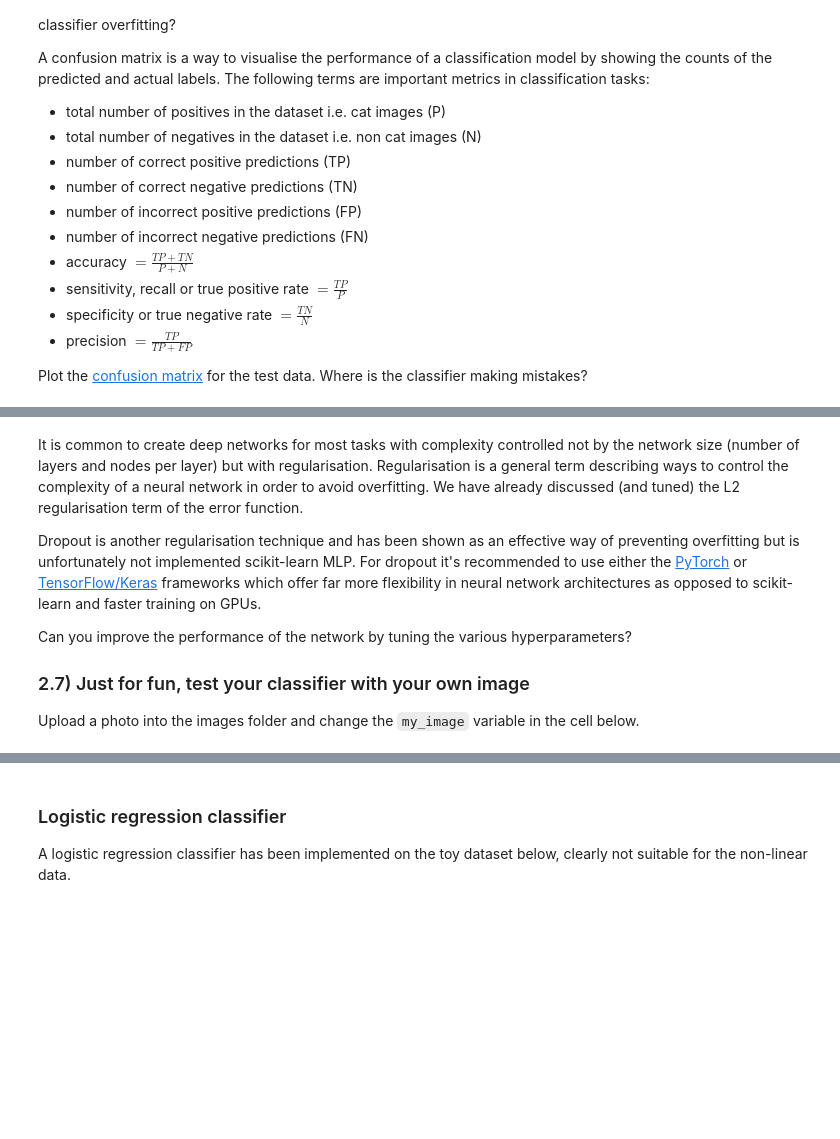
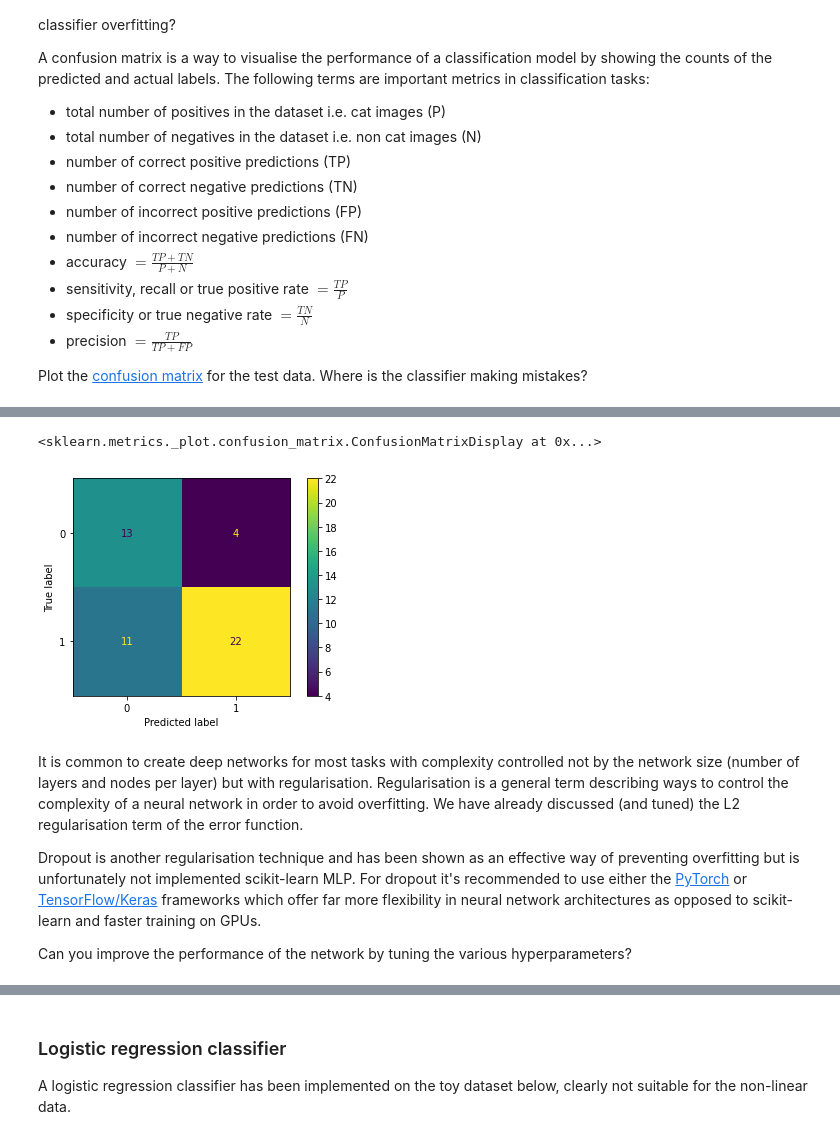
Before and after one commit to alexelwood14/lab_sheets_public, a Jupyter notebook: lab2/lab2-linear_models_neural_nets_SVM.ipynb, the cells around one changed output, grey strips where cells are left out. Saved outputs shown, nothing was run; the diff lists cells and outputs as text; code cells hidden in the pictures; blank space fills up the shorter version.

```diff
--- a/lab2/lab2-linear_models_neural_nets_SVM.ipynb
+++ b/lab2/lab2-linear_models_neural_nets_SVM.ipynb
@@ -402,0 +416,12 @@ learning_rates = np.logspace(-4, -2, 100)
+# %%
+# write your code here
+opt_network = MLPClassifier(hidden_layer_sizes=(64,), activation='relu', solver='sgd', max_iter=100)
+
+alphas = np.logspace(-3, 0, 100)
+learning_rates = np.logspace(-4, -2, 100)
+params = {
+    'alpha': alphas,
+    'learning_rate_init': learning_rates,
+}
+opt_clf = RandomizedSearchCV(opt_network, params, cv=3)
+opt_clf.fit(train_x_orig, train_y.flatten())
@@ -403,9 +443,11 @@ learning_rates = np.logspace(-4, -2, 100)
+# %%
+plot_confusion_matrix(opt_clf, test_x_orig, test_y.flatten())
+# %% [output]
+<sklearn.metrics._plot.confusion_matrix.ConfusionMatrixDisplay at 0x...>
+[figure, added]
 # %% [markdown]
 It is common to create deep networks for most tasks with complexity controlled not by the network size (number of layers and nodes per layer) but with regularisation. Regularisation is a general term describing ways to control the complexity of a neural network in order to avoid overfitting. We have already discussed (and tuned) the L2 regularisation term of the error function.
 
 Dropout is another regularisation technique and has been shown as an effective way of preventing overfitting but is unfortunately not implemented scikit-learn MLP. For dropout it's recommended to use either the [PyTorch](https://pytorch.org/tutorials/) or [TensorFlow/Keras](https://www.tensorflow.org/tutorials) frameworks which offer far more flexibility in neural network architectures as opposed to scikit-learn and faster training on GPUs.
 
 Can you improve the performance of the network by tuning the various hyperparameters?
-
-### 2.7) Just for fun, test your classifier with your own image
-Upload a photo into the images folder and change the `my_image` variable in the cell below.
```
Also changed, not shown: parts of 16 cells of this notebook.
